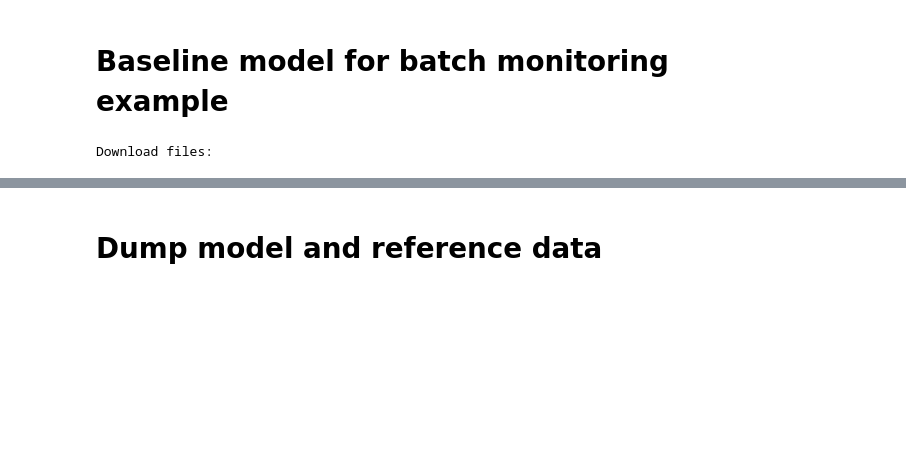
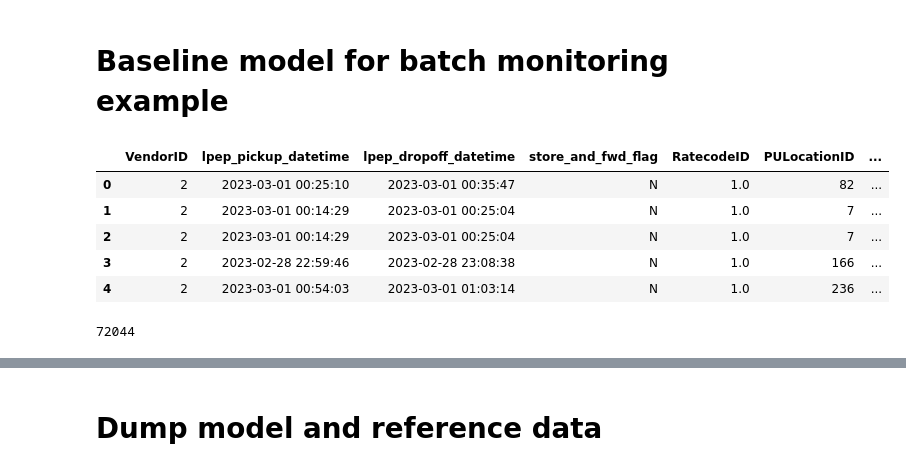
Before and after one commit to Nelsonlin0321/mlops-zoomcamp, a Jupyter notebook: cohorts/2023/05-monitoring/02-prepare-reference-and-model/baseline_model_nyc_taxi_data.ipynb, the cells around one changed output, grey strips where cells are left out. Cells and saved outputs as stored; diff of their text form; code cells hidden in the pictures; blank space fills up the shorter version.

```diff
--- a/cohorts/2023/05-monitoring/02-prepare-reference-and-model/baseline_model_nyc_taxi_data.ipynb
+++ b/cohorts/2023/05-monitoring/02-prepare-reference-and-model/baseline_model_nyc_taxi_data.ipynb
@@ -15,21 +15,37 @@ from tqdm import tqdm
 from sklearn.linear_model import LinearRegression
 from sklearn.metrics import mean_absolute_error, mean_absolute_percentage_error
 # %%
-files = [('green_tripdata_2022-02.parquet', './data'), ('green_tripdata_2022-01.parquet', './data')]
+files = [
+    # ('green_tripdata_2022-02.parquet', './data'),
+    # ('green_tripdata_2022-01.parquet', './data'),
+    ('green_tripdata_2023-03.parquet', './data')]
 
 print("Download files:")
 for file, path in files:
-    url=f"https://d37ci6vzurychx.cloudfront.net/trip-data/{file}"
-    resp=requests.get(url, stream=True)
-    save_path=f"{path}/{file}"
+    url = f"https://d37ci6vzurychx.cloudfront.net/trip-data/{file}"
+    resp = requests.get(url, stream=True)
+    save_path = f"{path}/{file}"
     with open(save_path, "wb") as handle:
         for data in tqdm(resp.iter_content(),
-                        desc=f"{file}",
-                        postfix=f"save to {save_path}",
-                        total=int(resp.headers["Content-Length"])):
+                         desc=f"{file}",
+                         postfix=f"save to {save_path}",
+                         total=int(resp.headers["Content-Length"])):
             handle.write(data)
-# %% [output]
-Download files:
+# %%
+march_2023_data = pd.read_parquet('data/green_tripdata_2023-03.parquet')
+# %%
+march_2023_data.head()
+# %% [output]
+|  | VendorID | lpep_pickup_datetime | lpep_dropoff_datetime | store_and_fwd_flag | RatecodeID | PULocationID | ... |
+| 0 | 2 | 2023-03-01 00:25:10 | 2023-03-01 00:35:47 | N | 1.0 | 82 | ... |
+| 1 | 2 | 2023-03-01 00:14:29 | 2023-03-01 00:25:04 | N | 1.0 | 7 | ... |
+| 2 | 2 | 2023-03-01 00:14:29 | 2023-03-01 00:25:04 | N | 1.0 | 7 | ... |
+| 3 | 2 | 2023-02-28 22:59:46 | 2023-02-28 23:08:38 | N | 1.0 | 166 | ... |
+| 4 | 2 | 2023-03-01 00:54:03 | 2023-03-01 01:03:14 | N | 1.0 | 236 | ... |
+# %%
+len(march_2023_data)
+# %% [output]
+72044
 # %%
 jan_data = pd.read_parquet('data/green_tripdata_2022-01.parquet')
 # %%
```
Also changed, not shown: parts of 8 cells of this notebook, 2 other files.
